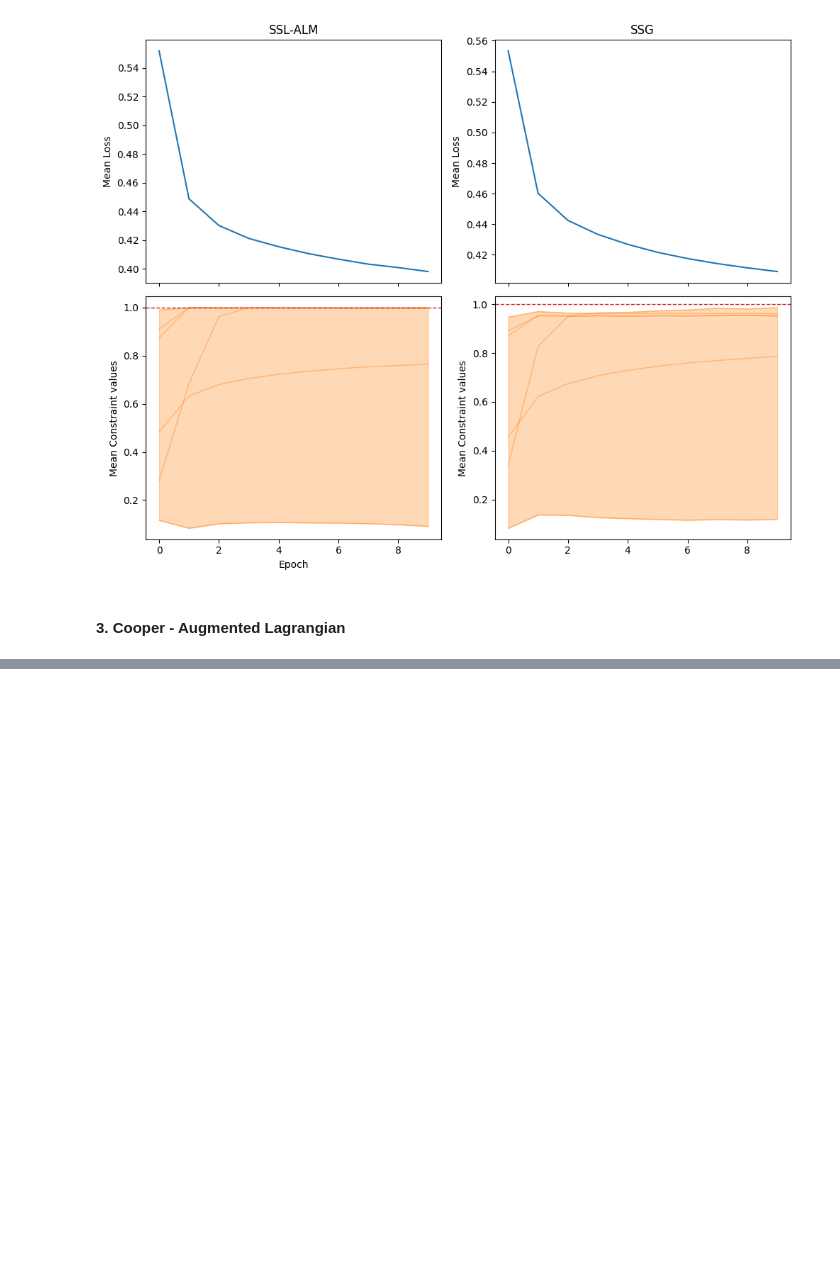
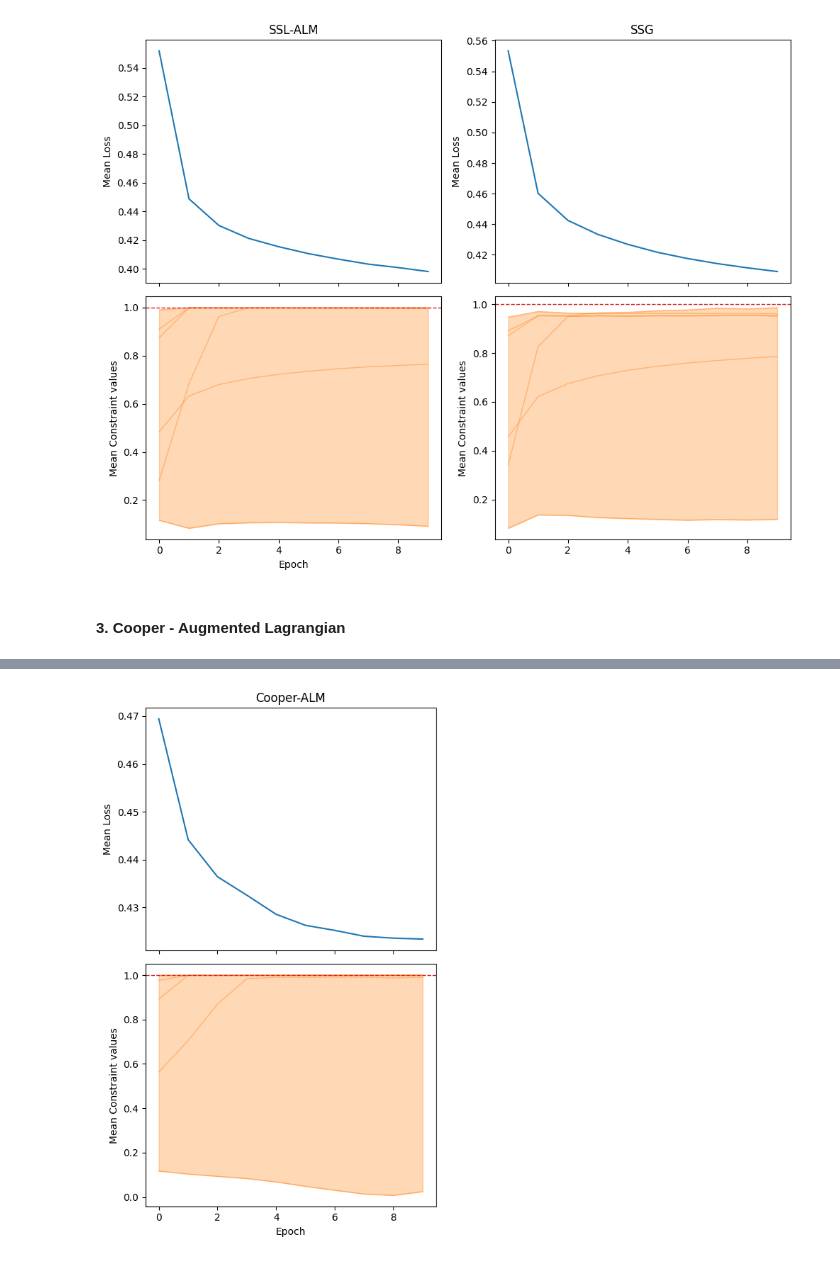
Before and after one commit to andrewklayk/humancompatible-train, a Jupyter notebook: examples/benchmarking.ipynb, the cells around one changed output, grey strips where cells are left out. Saved outputs shown, nothing was run; the diff lists cells and outputs as text; code cells hidden in the pictures; blank space fills up the shorter version.

Commit message:
benchmarking deterministic cooper done

```diff
--- a/examples/benchmarking.ipynb
+++ b/examples/benchmarking.ipynb
@@ -386,6 +422,9 @@ plot_losses_and_constraints(losses, constraints, thresholds, titles=['SSL-ALM',
 # %% [markdown]
 #### 3. Cooper - Augmented Lagrangian
 # %%
+# set the seed for fair comparisons
+torch.manual_seed(seed_n)
+
 # create the dataloader
 dataloader = torch.utils.data.DataLoader(dataset_train, batch_size=16, shuffle=True)
 
@@ -404,7 +443,7 @@ model = Sequential(
 m = len(list(model.parameters()))
 
 # bounds for the constraints: norm of max each weight matrix should be <= 1
-constraint_bounds = [1.]
+constraint_bounds = [1.]*m
 
 # define epochs + loss function - same loss should be defined for all algorithms
 epochs = 10
@@ -480,13 +523,13 @@ problem = ACS_Deterministic_Constr_Fair_ALM(cooper.formulations.AugmentedLagrang
 has_dual_variables = problem.multiplier is not None
 
 # create the primal optimizer
-primal_optimizer = torch.optim.Adam(model.parameters(), lr=0.01)
+primal_optimizer = torch.optim.Adam(model.parameters(), lr=0.001)
 
 # create the dual optimizer
 if has_dual_variables:
     dual_optimizer = torch.optim.SGD(problem.dual_parameters(), lr=0.1, maximize=True)
 
-    # comine the optimizers
+    # combine the optimizers
     constrained_optimizer = cooper.optim.SimultaneousOptimizer(
         cmp=problem,
         primal_optimizers=primal_optimizer,
@@ -501,9 +544,9 @@ else:
     )
 
 # Increase the penalty coefficient by `increment` if the constraint is violate by more
-# than `violation_tolerance`
+# than `violation_tolerance`- keep this the same - since its not included in SSL-ALM implementation
 penalty_scheduler = cooper.penalty_coefficients.AdditivePenaltyCoefficientUpdater(
-    increment=1.0, # TODO: work with this
+    increment=0.0,
     violation_tolerance=1e-3,
 )
 # %%
@@ -526,7 +569,7 @@ for epoch in range(epochs):
     # go through all data
     for batch_input, batch_label in dataloader:
 
-        # calculate constraints - purely for logging
+        # calculate constraints - just for logging
         c_log.append([])
         for i, param in enumerate(model.parameters()):
 
@@ -536,12 +579,12 @@ for epoch in range(epochs):
             # save the value of the constraint
             c_log[-1].append(norm.detach().numpy())
 
-        # compute the loss
+        # compute the loss - just for logging purposes
         loss = criterion( model(batch_input) , batch_label )
-        Cooper_loss_log_plotting.append(loss)
+        loss_log.append(loss.item())
 
         # compute the states
-        compute_cmp_state_kwargs = {"model": model, "inputs": batch_input, "targets": batch_label, "norm_values": norm_values_c}
+        compute_cmp_state_kwargs = {"model": model, "inputs": batch_input, "targets": batch_label}
         roll_out = constrained_optimizer.roll(compute_cmp_state_kwargs=compute_cmp_state_kwargs)
 
         # Update the penalty coefficient
@@ -549,7 +592,7 @@ for epoch in range(epochs):
         penalty_scheduler.update_penalty_coefficient_(problem.constraint, constraint_state)
 
         # get the dual variables and the coefficients
-        multiplier_value = problem.multiplier.weight.item() if has_dual_variables else None
+        multiplier_value = problem.multiplier.weight.detach().numpy() if has_dual_variables else None
         penalty_coefficient_value = problem.constraint.penalty_coefficient().item()
 
         # save the duals and penalty coefficients
@@ -565,13 +608,9 @@ for epoch in range(epochs):
         f"Epoch: {epoch}, "
         f"loss: {np.mean(loss_log)}, "
         f"constraints: {np.mean(c_log, axis=0)}, "
-        f"dual: {np.mean(duals_log, axis=0)}"
-        f"penalty coefficients: {np.mean(penalty_coefficient_values, axis=0)}"
+        f"dual: {np.mean(duals_log, axis=0)}, "
+        f"penalty coefficients: {np.mean(penalty_coefficient_values, axis=0)}, "
     )
 
-        # dist_2_x_star.append(torch.norm(x - X_STAR).item())
-        # multipliers.append(multiplier_value)
-        # penalty_coefficients.append(penalty_coefficient_value)
-
-    # return x, dist_2_x_star, multipliers, penalty_coefficients
+    # TODO:  ssl-alm adam try out
 # %% [output]
@@ -579,0 +628,10 @@ KeyboardInterrupt:
+# %%
+# 4 algorithms, each with a 1D loss array and 2 constraints
+
+losses = [ np.array(SSL_ALM_loss_log_plotting), np.array(SSG_loss_log_plotting) , np.array(Cooper_loss_log_plotting)]
+constraints = [ np.array(SSL_ALM_c_log_plotting).T , np.array(SSG_c_log_plotting).T , np.array(Cooper_c_log_plotting).T]
+thresholds = [ constraint_bounds[0] ]
+
+plot_losses_and_constraints(losses, constraints, thresholds, titles=['SSL-ALM', 'SSG', 'Cooper-ALM', 'D'], plot_individual_constraints=True)
+# %% [output]
+[figure, added]
```
Also changed, not shown: parts of 12 cells of this notebook.
